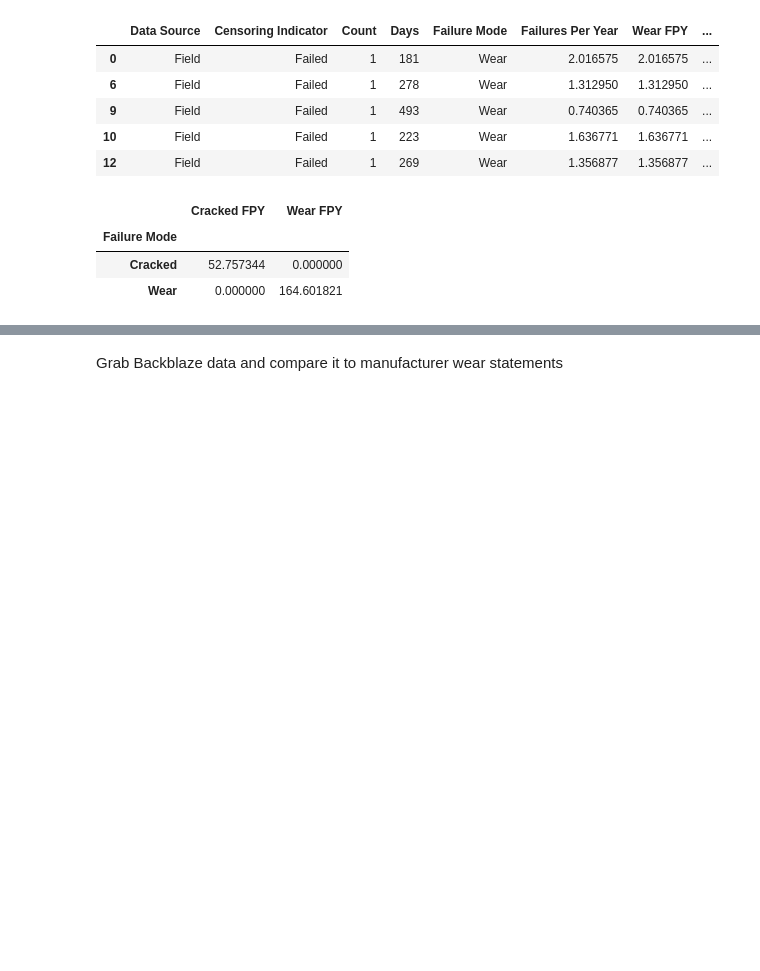
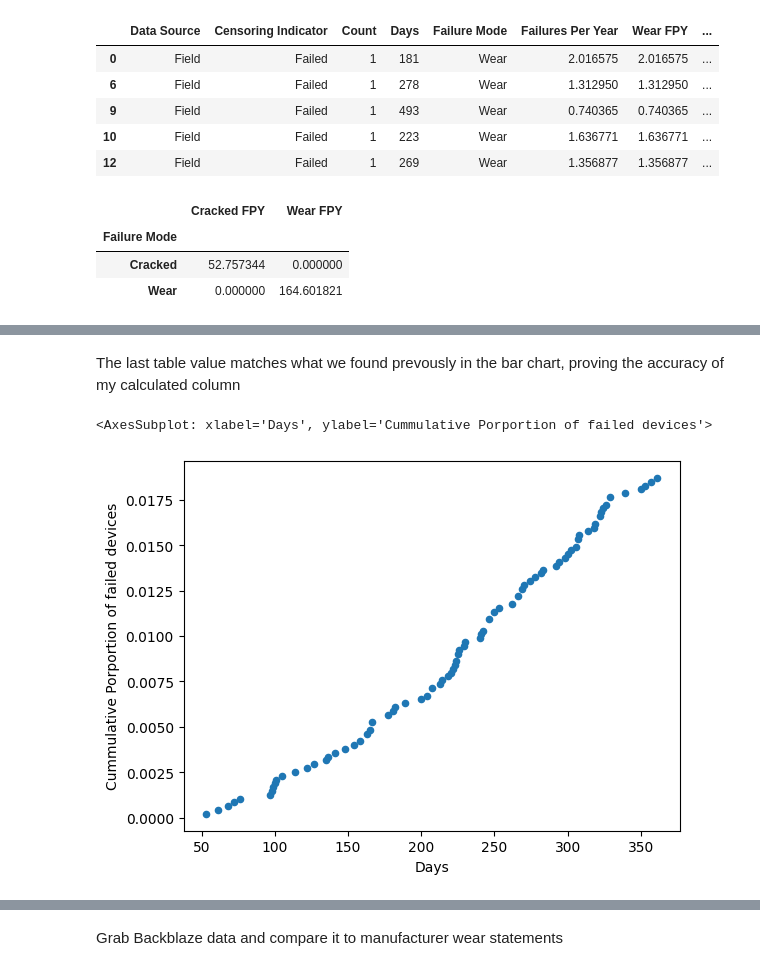
Before and after one commit to football3o/cs105_final, a Jupyter notebook: Final_Project.ipynb, the cells around one changed output, grey strips where cells are left out. Saved outputs shown, nothing was run; the diff lists cells and outputs as text; code cells hidden in the pictures; blank space fills up the shorter version.

```diff
--- a/Final_Project.ipynb
+++ b/Final_Project.ipynb
@@ -120,0 +123,8 @@ lab_fpy
+# %%
+
+from sklearn.linear_model import LinearRegression
+lab_data_failed["Days"].value_counts()
+#create scatter plot with days on x axis and number of failures on y axis, may need to combine repeated days because
+#first create a new dataframe with just the days, count, and failures per year
+fail_df_new = lab_data_failed[["Days","Count", "Failures Per Year"]].copy()
+fail_df_new
@@ -120,0 +145,7 @@ lab_fpy
+# %%
+fail_df_new = fail_df_new.groupby(fail_df_new.Days).sum()
+# %%
+fail_df_new.index.values
+
+fail_df_new["Total Fails so far"] = fail_df_new["Count"].cumsum(axis=0)
+fail_df_new
@@ -120,0 +169,6 @@ lab_fpy
+# %%
+test["Count"].sum() #total number of appliances in the lab tests
+#add new column for percentages
+fail_df_new["Cummulative Porportion of failed devices"] = fail_df_new["Total Fails so far"]/(test["Count"].sum())
+fail_df_new["Days"] = fail_df_new.index
+fail_df_new
@@ -120,0 +190,9 @@ lab_fpy
+# %% [markdown]
+The last table value matches what we found prevously in the bar chart, proving the accuracy of my calculated column
+# %%
+fail_df_new_train = fail_df_new.loc[:365].copy()
+fail_df_new_test = fail_df_new.loc[365:].copy()
+fail_df_new_train.plot.scatter(x="Days", y="Cummulative Porportion of failed devices")
+# %% [output]
+<AxesSubplot: xlabel='Days', ylabel='Cummulative Porportion of failed devices'>
+[figure, added]
```
Also changed, not shown: parts of 7 cells of this notebook.
